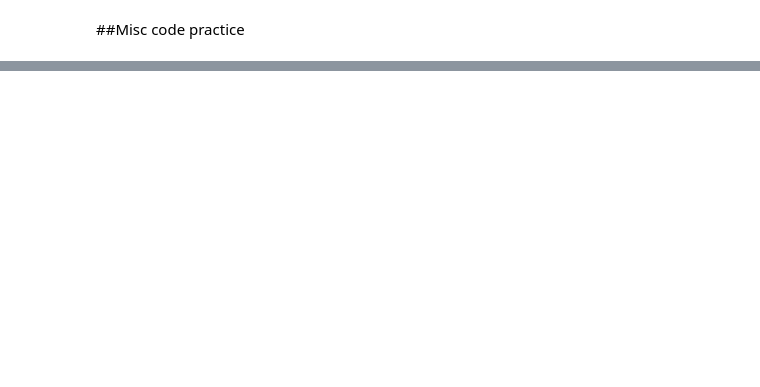
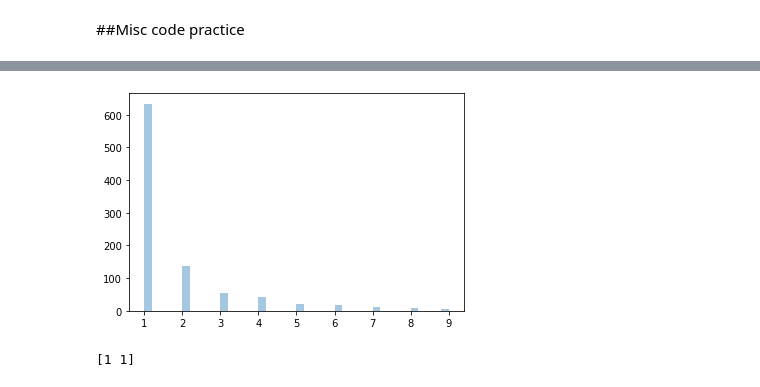
Before and after one commit to clanmaster/HavProject1, a Jupyter notebook: NumpyTesting.ipynb, the cells around one changed output, grey strips where cells are left out. Cells and saved outputs as stored; diff of their text form; code cells hidden in the pictures; blank space fills up the shorter version.

```diff
--- a/NumpyTesting.ipynb
+++ b/NumpyTesting.ipynb
@@ -165,0 +214,23 @@ print(newarr)
+# %%
+from numpy import random
+import matplotlib.pyplot as plt
+import seaborn as sns
+
+
+x = random.zipf(a=2, size=1000)
+sns.distplot(x[x<10],kde=False)
+plt.show()
+# %% [output]
+[figure, added]
+# %%
+import numpy as np
+
+#def myadd(x,y):
+ # return x+y
+
+#myadd = np.frompyfunc(myadd,2,1)
+#print(myadd([1,3,4,5],[7,8,9,10]))
+arr = np.ones(2,dtype=np.int64)
+print(arr)
+# %% [output]
+[1 1]
```
Also changed, not shown: parts of 27 cells of this notebook.
